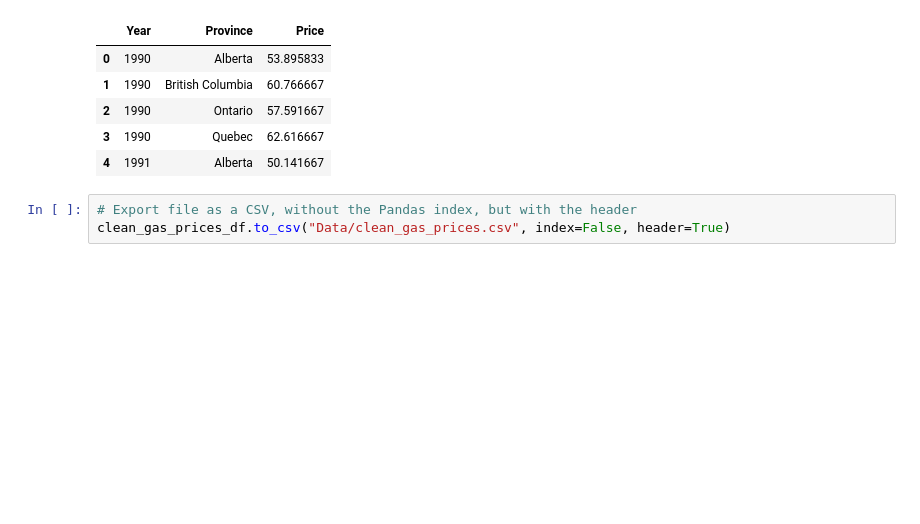
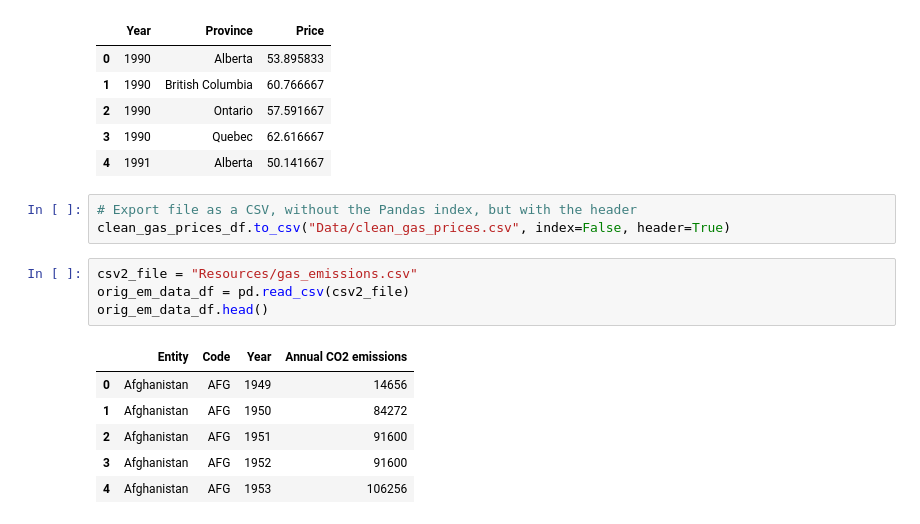
Before and after one commit to SherryKennedy/ETL-CO2_vs_Gas_Prices, a Jupyter notebook: CO2_data.ipynb, the cells around one changed output. Saved outputs shown, nothing was run; the diff lists cells and outputs as text; blank space fills up the shorter version.

```diff
--- a/CO2_data.ipynb
+++ b/CO2_data.ipynb
@@ -140,3 +140,14 @@ groupby_year_data_df.head()
 # %%
 # Export file as a CSV, without the Pandas index, but with the header
 clean_gas_prices_df.to_csv("Data/clean_gas_prices.csv", index=False, header=True)
+# %%
+csv2_file = "Resources/gas_emissions.csv"
+orig_em_data_df = pd.read_csv(csv2_file)
+orig_em_data_df.head()
+# %% [output]
+|  | Entity | Code | Year | Annual CO2 emissions |
+| 0 | Afghanistan | AFG | 1949 | 14656 |
+| 1 | Afghanistan | AFG | 1950 | 84272 |
+| 2 | Afghanistan | AFG | 1951 | 91600 |
+| 3 | Afghanistan | AFG | 1952 | 91600 |
+| 4 | Afghanistan | AFG | 1953 | 106256 |
```
Also changed, not shown: parts of 10 cells of this notebook, 2 other files.
